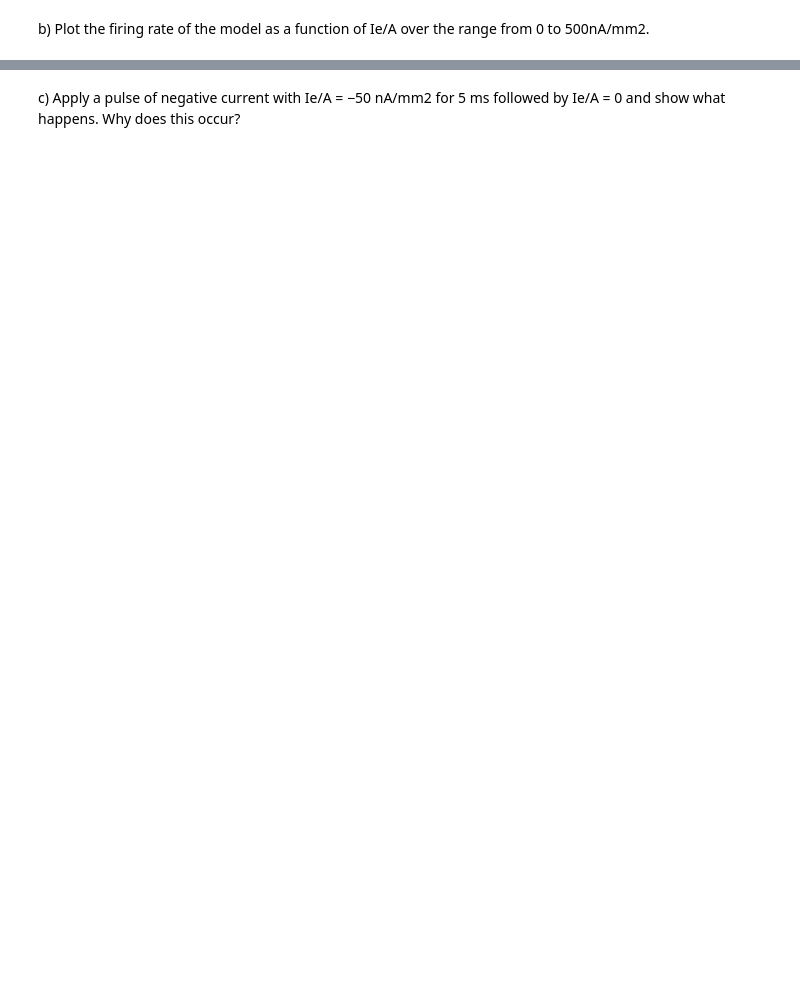
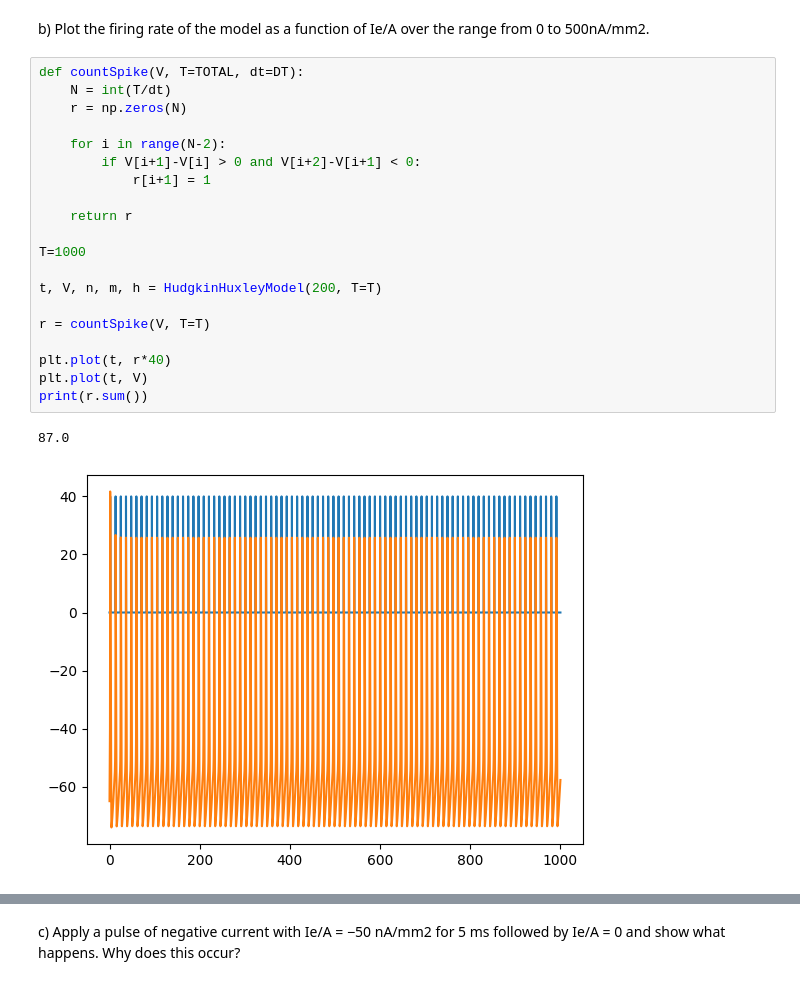
Before and after one commit to Mintherbi/Theoretical-Neuroscience, a Jupyter notebook: Hudgkin Huxley Model.ipynb, the cells around one changed output, grey strips where cells are left out. Cells and saved outputs as stored; diff of their text form; blank space fills up the shorter version.

```diff
--- a/Hudgkin Huxley Model.ipynb
+++ b/Hudgkin Huxley Model.ipynb
@@ -116,2 +130,25 @@ plt.plot(t,V)
 # %% [markdown]
 b) Plot the firing rate of the model as a function of Ie/A over the range from 0 to 500nA/mm2.
+# %%
+def countSpike(V, T=TOTAL, dt=DT):
+    N = int(T/dt)
+    r = np.zeros(N)
+
+    for i in range(N-2):
+        if V[i+1]-V[i] > 0 and V[i+2]-V[i+1] < 0:
+            r[i+1] = 1
+
+    return r
+
+T=1000
+
+t, V, n, m, h = HudgkinHuxleyModel(200, T=T)
+
+r = countSpike(V, T=T)
+
+plt.plot(t, r*40)
+plt.plot(t, V)
+print(r.sum())
+# %% [output]
+87.0
+[figure, added]
```
Also changed, not shown: parts of 6 cells of this notebook.
